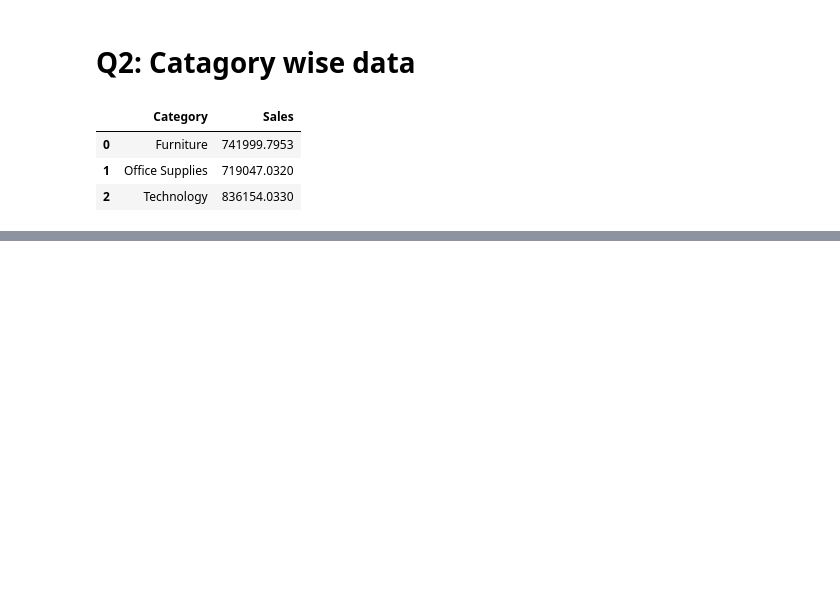
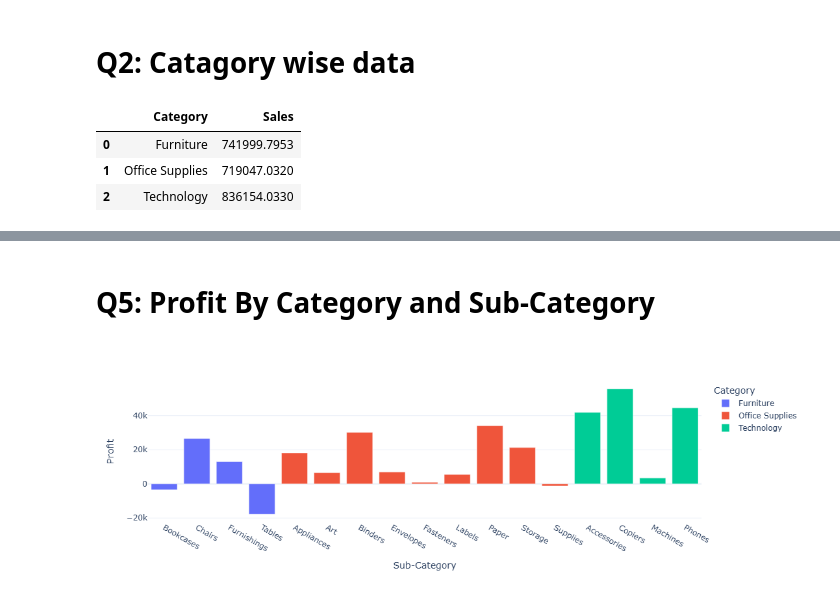
Before and after one commit to vishalbundela/E-commerce_Data_Analysis_with_Python, a Jupyter notebook: Ecommerce_project.ipynb, the cells around one changed output, grey strips where cells are left out. Drawn from its saved outputs; the diff is of its cells as text; code cells hidden in the pictures; blank space fills up the shorter version.

```diff
--- a/Ecommerce_project.ipynb
+++ b/Ecommerce_project.ipynb
@@ -142,0 +162,11 @@ fig.show()
+# %% [markdown]
+# Q5: Profit By Category and Sub-Category
+# %%
+profit_by_category = data.groupby(['Category','Sub-Category'])['Profit'].sum().reset_index()
+
+profit_by_category
+
+fig = px.bar(profit_by_category, x = "Sub-Category" , y='Profit', color = "Category")
+fig.show()
+# %% [output]
+[figure, added]
```
Also changed, not shown: parts of 11 cells of this notebook.
